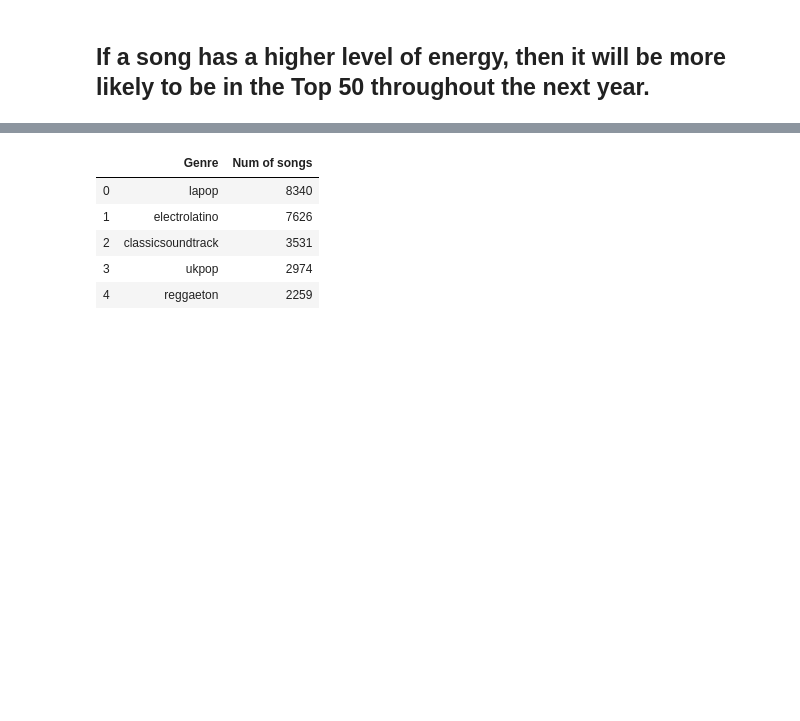
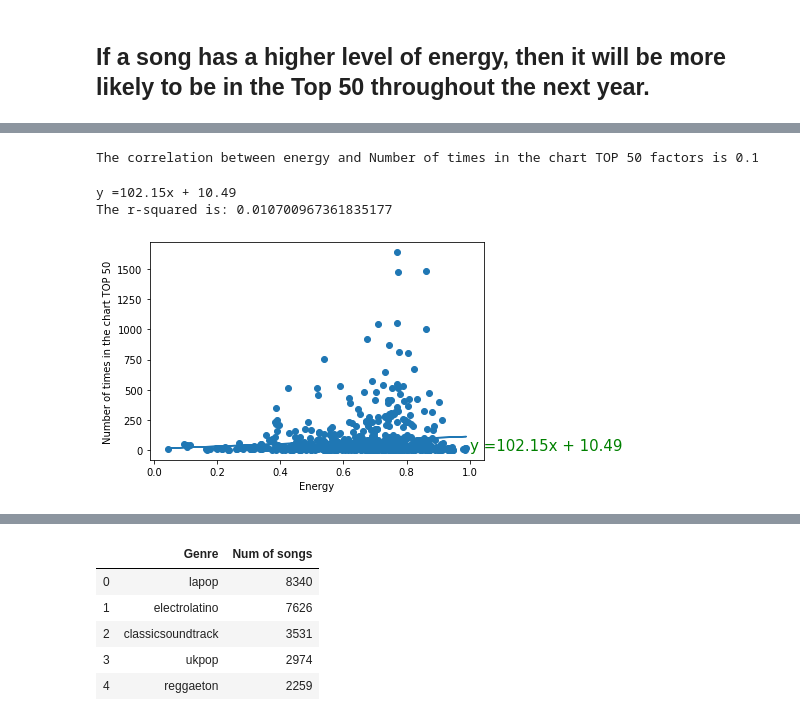
Before and after one commit to JaviSandoval94/Spotify-Trends-Analysis, a Jupyter notebook: Project1-Spotify-FinalReport.ipynb, the cells around one changed output, grey strips where cells are left out. Drawn from its saved outputs; the diff is of its cells as text; code cells hidden in the pictures; blank space fills up the shorter version.

```diff
--- a/Project1-Spotify-FinalReport.ipynb
+++ b/Project1-Spotify-FinalReport.ipynb
@@ -214,0 +244,3 @@ plot
+# %%
+track_name=complete_df.groupby(["Track Name"])
+track_name.count().head()
@@ -214,0 +255,4 @@ plot
+# %%
+track_name_count=pd.DataFrame(track_name["Position"].count())
+track_name_count.rename(columns={"Position":"Number of times in the chart TOP 50"},inplace=True)
+track_name_count.head()
@@ -214,0 +267,4 @@ plot
+# %%
+energy_data=pd.DataFrame(track_name["energy"].mean())
+energy_data.rename(columns={"energy":"Energy"},inplace=True)
+energy_data.head()
@@ -214,0 +279,3 @@ plot
+# %%
+merge5_df=pd.merge(track_name_count, energy_data, on="Track Name", how="outer")
+merge5_df
@@ -214,0 +297,28 @@ plot
+# %%
+energy_h=merge5_df["Energy"]
+position_h=merge5_df["Number of times in the chart TOP 50"]
+correlation1 =stats.pearsonr(energy_h,position_h)
+print(f"The correlation between energy and Number of times in the chart TOP 50 factors is {round(correlation1[0],2)}")
+# %% [output]
+The correlation between energy and Number of times in the chart TOP 50 factors is 0.1
+# %%
+x_values_energyp=merge5_df["Energy"]
+y_values_positionp=merge5_df["Number of times in the chart TOP 50"]
+(slope,intercept,rvalue,pvalue,stderr) = stats.linregress(x_values_energyp,y_values_positionp)
+regress_values = x_values_energyp* slope + intercept
+line_eq= "y ="+str(round(slope,2))+"x + "+ str(round(intercept,2))
+print(line_eq)
+plt.scatter(x_values_energyp, y_values_positionp)
+plt.plot(x_values_energyp,regress_values)
+
+plt.annotate(line_eq,(1,2),fontsize=15,color="green")
+plt.xlabel("Energy")
+plt.ylabel("Number of times in the chart TOP 50")
+
+print(f"The r-squared is: {rvalue**2}")
+
+plt.show()
+# %% [output]
+y =102.15x + 10.49
+The r-squared is: 0.010700967361835177
+[figure, added]
```
Also changed, not shown: parts of 29 cells of this notebook.
